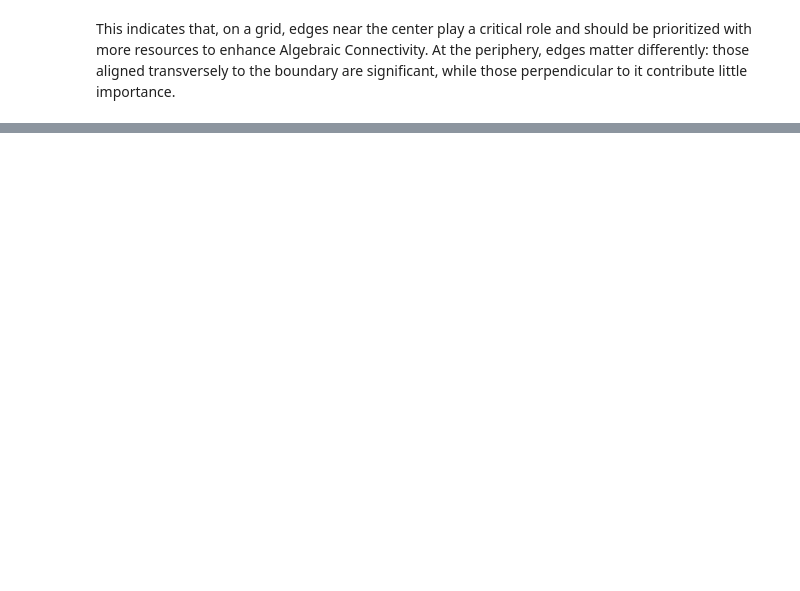
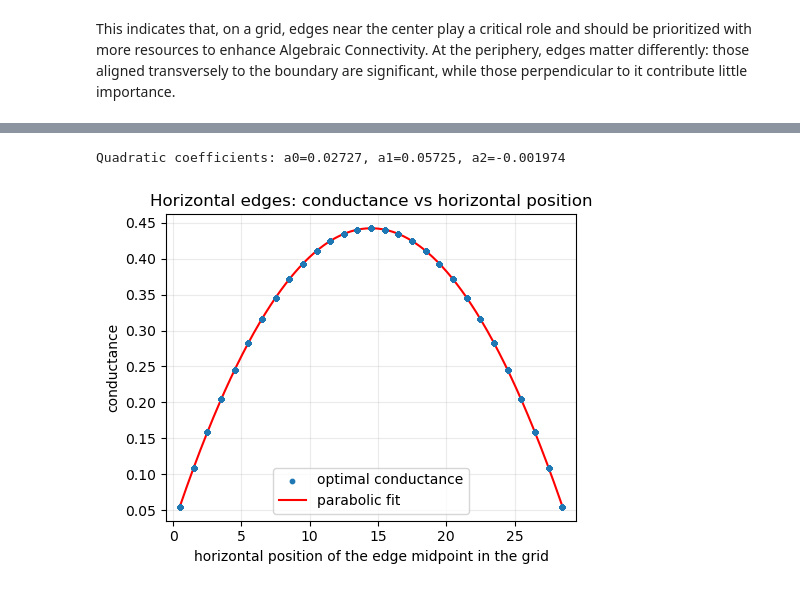
Before and after one commit to mikaberidze/gradnet, a Jupyter notebook: examples/1_algebraic_connectivity.ipynb, the cells around one changed output, grey strips where cells are left out. Cells and saved outputs as stored; diff of their text form; code cells hidden in the pictures; blank space fills up the shorter version.

```diff
--- a/examples/1_algebraic_connectivity.ipynb
+++ b/examples/1_algebraic_connectivity.ipynb
@@ -123,0 +257,75 @@ This indicates that, on a grid, edges near the center play a critical role and s
+# %%
+# Fit horizontal-edges vs horizontal-position with a parabola, overlay fit
+# The fitting is flexible via a pluggable basis; swap basis_fns as desired.
+
+import numpy as np
+import matplotlib.pyplot as plt
+
+# Ensure inputs exist from previous cells; rebuild if missing
+if 'xh_hpos' not in globals() or 'wh' not in globals():
+    # Need edges_horiz and net to rebuild
+    if 'edges_horiz' not in globals():
+        edges_all = list(net.edges())
+        edges_horiz = [(u, v) for (u, v) in edges_all if (u // cols == v // cols) and (abs(u - v) == 1)]
+    def _rc(n):
+        return n // cols, n % cols
+    xh_hpos, wh = [], []
+    for (u, v) in edges_horiz:
+        ru, cu = _rc(u); rv, cv = _rc(v)
+        c = min(cu, cv)
+        xh_hpos.append(c + 0.5)
+        wh.append(net[u][v]['weight'])
+
+x = np.asarray(xh_hpos, dtype=float)
+y = np.asarray(wh, dtype=float)
+
+# Flexible linear model fitting via basis functions
+def create_polynomial_basis(degree=2):
+    return [
+        (lambda x, p=p: (x**p if p > 0 else np.ones_like(x))) for p in range(degree + 1)
+    ]
+
+def design_matrix(x, basis_fns):
+    cols = [f(x) for f in basis_fns]
+    return np.column_stack(cols) if cols else np.empty((x.shape[0], 0))
+
+def fit_with_basis(x, y, basis_fns):
+    X = design_matrix(x, basis_fns)
+    coef, *_ = np.linalg.lstsq(X, y, rcond=None)
+    return coef
+
+def evaluate_basis(x, basis_fns, coef):
+    X = design_matrix(x, basis_fns)
+    return X @ coef
+
+# Choose the model basis here (parabola by default).
+# Swap to create_polynomial_basis(3) for cubic, or provide your own list of callables.
+basis_fns = create_polynomial_basis(2)  # degree-2 parabola
+
+fig, ax = plt.subplots(figsize=(5, 4))
+ax.scatter(x, y, s=10, alpha=1, label='optimal conductance', zorder=10)
+
+if x.size >= len(basis_fns):
+    coef = fit_with_basis(x, y, basis_fns)
+    xs = np.linspace(x.min(), x.max(), 400) if x.size else np.linspace(0, max(cols - 1, 1), 400)
+    ys = evaluate_basis(xs, basis_fns, coef)
+    label = 'parabolic fit'
+    ax.plot(xs, ys, color='red', label=label)
+    # Optional: display coefficients for a0 + a1 x + a2 x^2
+    if len(coef) == 3:
+        print(f'Quadratic coefficients: a0={coef[0]:.4g}, a1={coef[1]:.4g}, a2={coef[2]:.4g}')
+else:
+    print('Not enough data points to fit the chosen model.')
+
+
+ax.set_title('Horizontal edges: conductance vs horizontal position')
+ax.set_xlabel('horizontal position of the edge midpoint in the grid')
+ax.set_ylabel('conductance')
+ax.set_xlim(-0.5, cols - 0.5)
+ax.grid(True, alpha=0.25)
+ax.legend()
+plt.tight_layout()
+plt.show()
+# %% [output]
+Quadratic coefficients: a0=0.02727, a1=0.05725, a2=-0.001974
+[figure, added]
```
Also changed, not shown: parts of 7 cells of this notebook, 15 other files.
